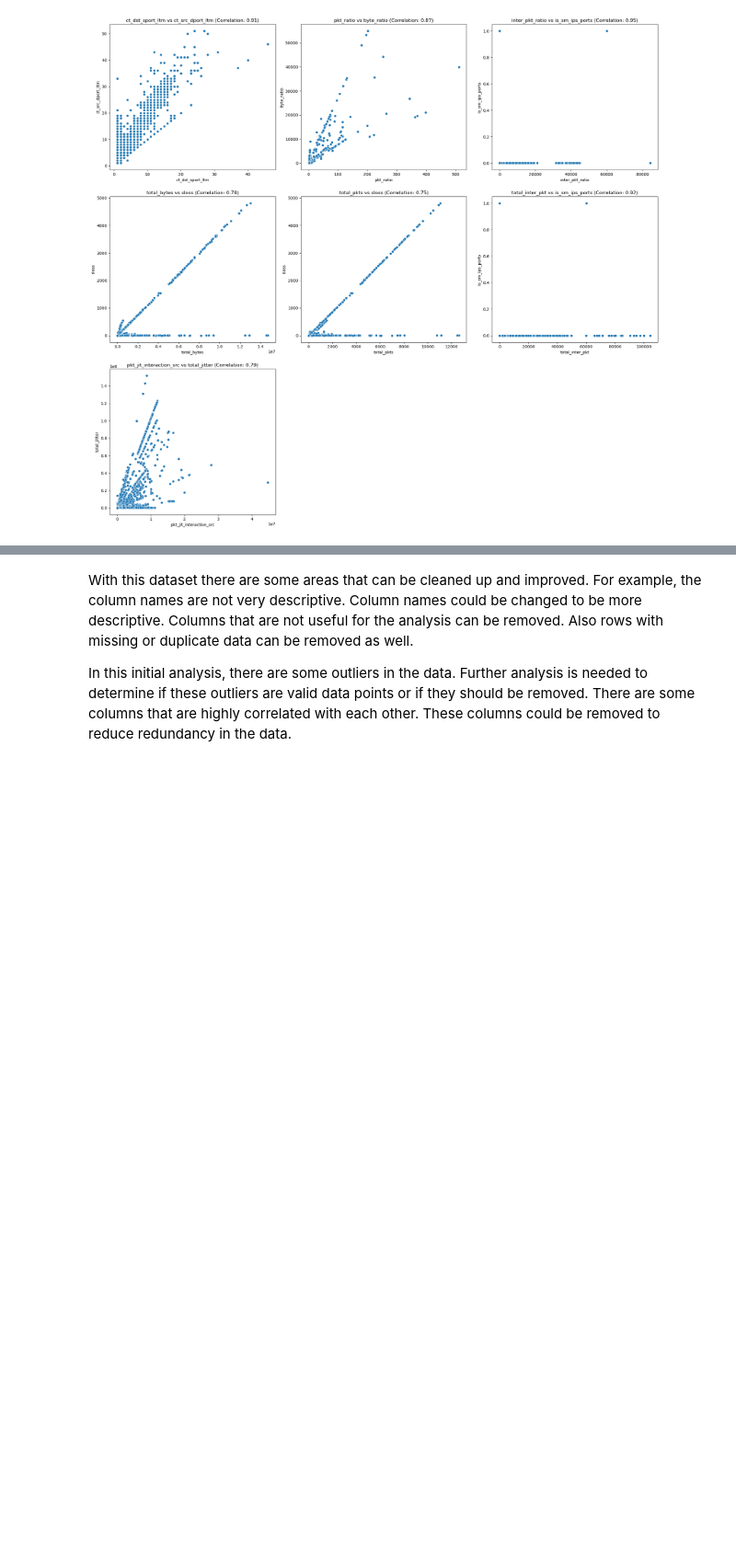
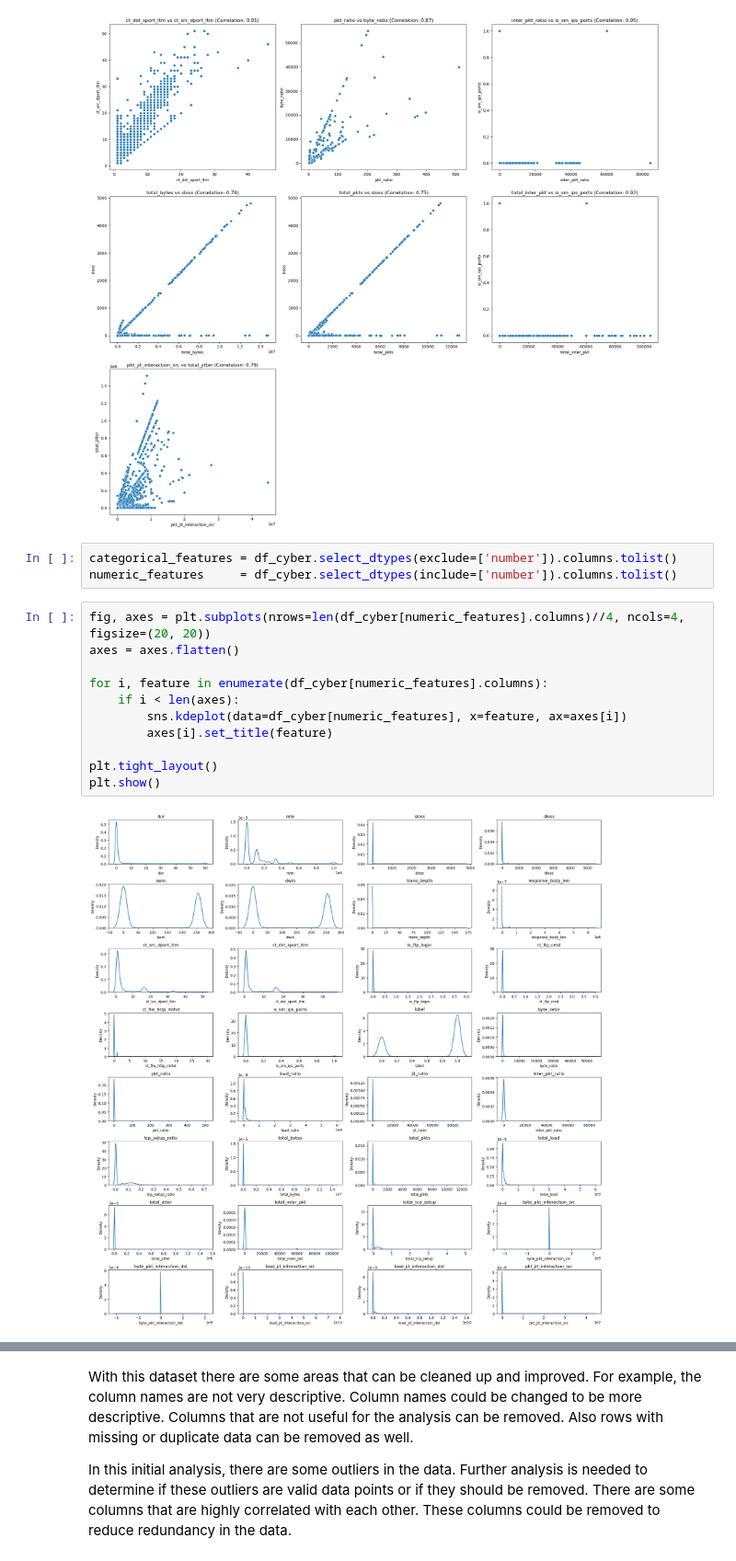
Before and after one commit to DaveD-BU/DX699-2025-spring-B2, a Jupyter notebook: OMDS-ModB2-Week6-Davis-David.ipynb, the cells around one changed output, grey strips where cells are left out. Shown at 92% size. Saved outputs shown, nothing was run; the diff lists cells and outputs as text; blank space fills up the shorter version.

```diff
--- a/OMDS-ModB2-Week6-Davis-David.ipynb
+++ b/OMDS-ModB2-Week6-Davis-David.ipynb
@@ -361,3 +365,19 @@ plt.tight_layout()
 plt.show()
 # %% [output]
 [figure]
+# %%
+categorical_features = df_cyber.select_dtypes(exclude=['number']).columns.tolist()
+numeric_features     = df_cyber.select_dtypes(include=['number']).columns.tolist()
+# %%
+fig, axes = plt.subplots(nrows=len(df_cyber[numeric_features].columns)//4, ncols=4, figsize=(20, 20))
+axes = axes.flatten()
+
+for i, feature in enumerate(df_cyber[numeric_features].columns):
+    if i < len(axes):
+        sns.kdeplot(data=df_cyber[numeric_features], x=feature, ax=axes[i])
+        axes[i].set_title(feature)
+
+plt.tight_layout()
+plt.show()
+# %% [output]
+[figure, added]
```
Also changed, not shown: parts of 8 cells of this notebook, 1 other file.
